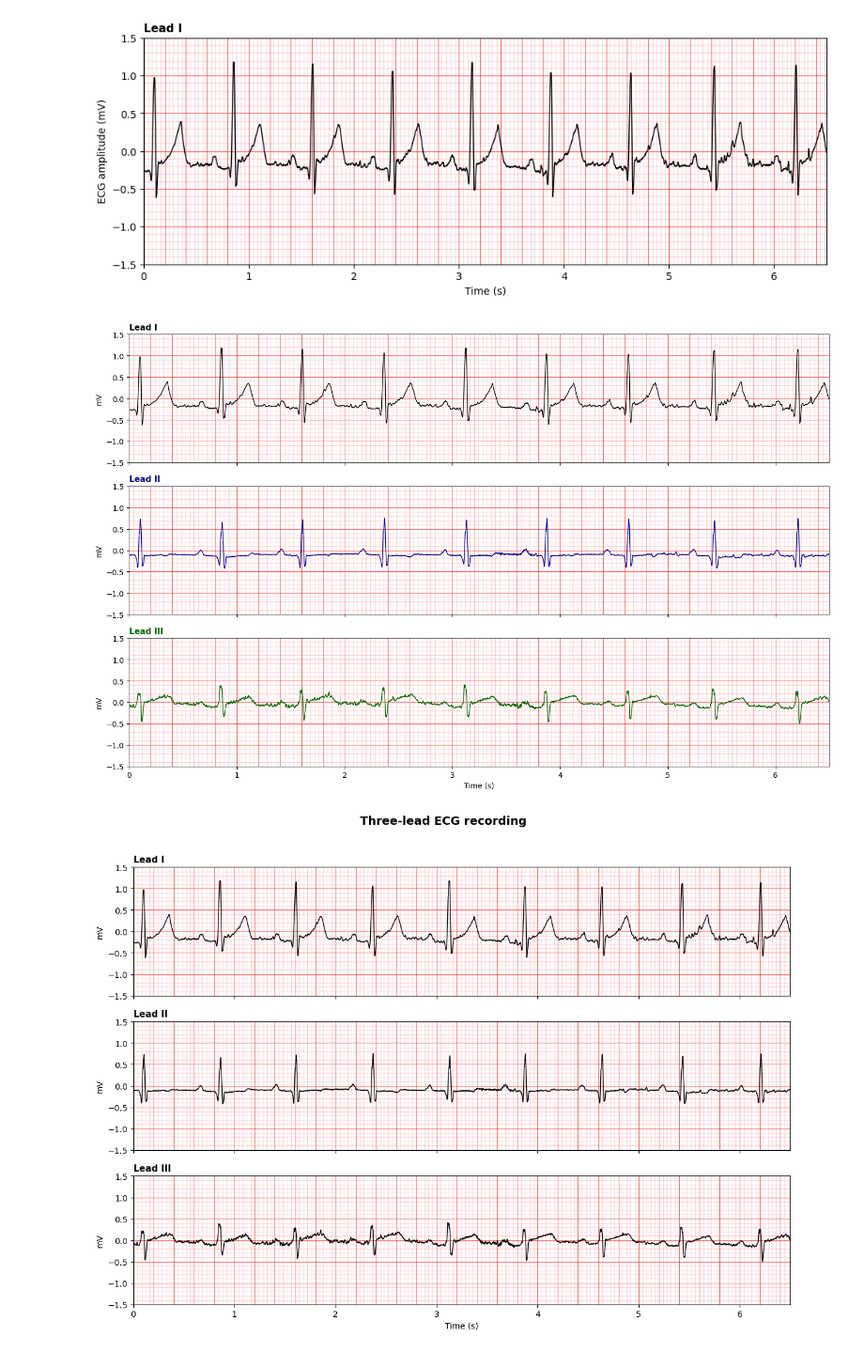
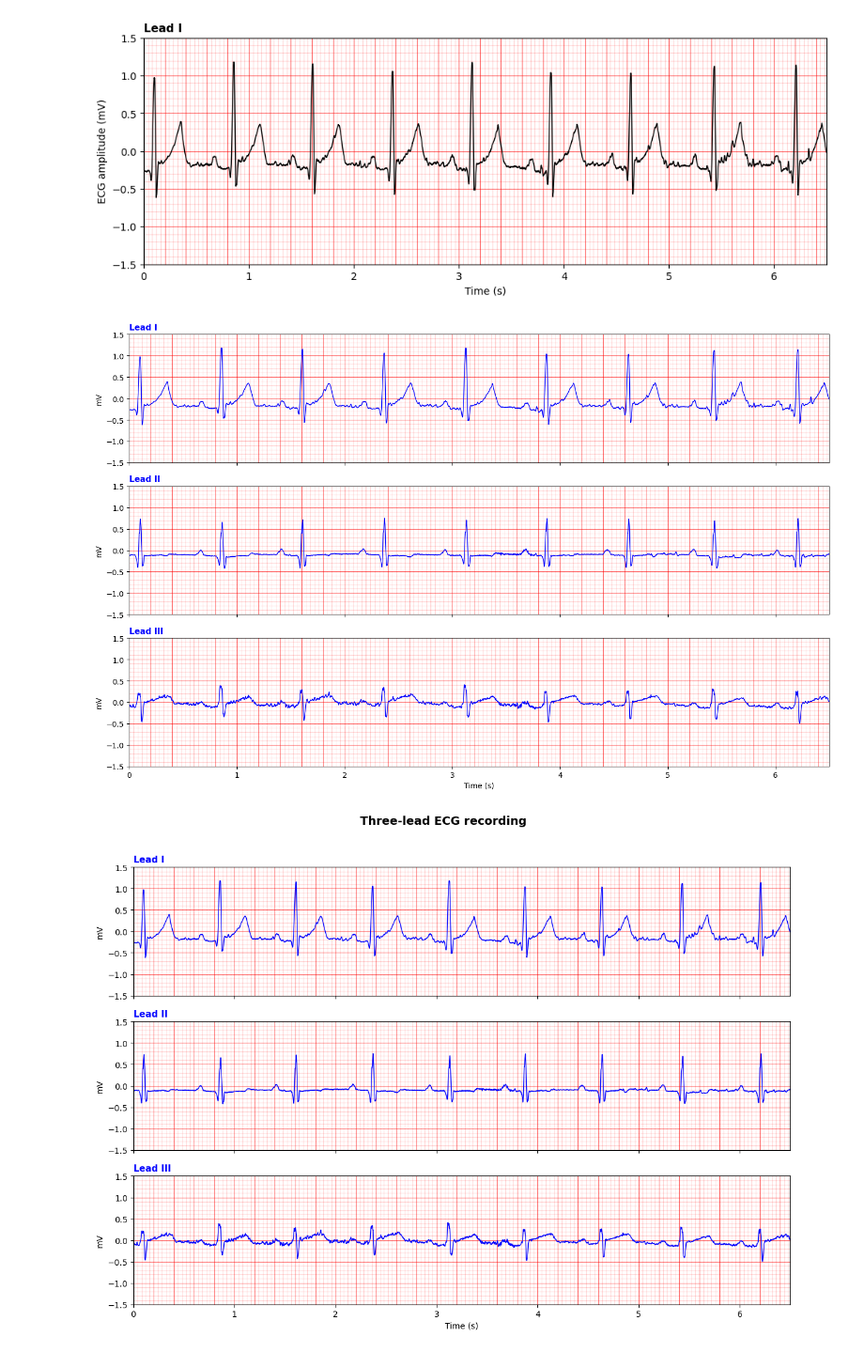
Before and after one commit to jenniferhoumard/Series01-python, a Jupyter notebook: Series01-python.ipynb, the cells around one changed output. Shown at 94% size. Saved outputs shown, nothing was run; the diff lists cells and outputs as text; code cells hidden in the pictures.

```diff
--- a/Series01-python.ipynb
+++ b/Series01-python.ipynb
@@ -269,14 +286,13 @@ Resources:
 - Matplotlib `plot`: https://matplotlib.org/stable/api/_as_gen/matplotlib.pyplot.plot.html
 # %%
 # Define a function that loads the ECG data.
-def load_ecg_data(file_path): # file_path is the location of the ECG text file.
+def load_ecg_data(data_path): # data_path is the location of the ECG text file.
 
     # np.loadtxt reads the numerical values from the file and places them in a NumPy array.
-    loaded_data = np.loadtxt(file_path)
+    loaded_data = np.loadtxt(data_path)
 
     # "return" makes loaded_data the final result of this function.
     return loaded_data
-
 
 # Define a second function that converts the raw ECG values into millivolts.
 def convert_ecg_to_mv(raw_ecg_values, converter_gain): # raw_ecg_values contains the original values from the ECG file. converter_gain contains the number of raw units corresponding to 1 mV.
@@ -708,7 +724,7 @@ plot_one_lead_in_subplots(
     time=time_seconds,       # Use time in seconds.
     ecg=ecg_data_mv[:, 0],   # Select every row from column 0.
     lead_name="Lead I",      # Name this signal Lead I.
-    color="black"            # Draw the signal in black.
+    color="blue"            # Draw the signal in black.
 )
 
 # Place Lead II in the second subplot.
@@ -717,7 +733,7 @@ plot_one_lead_in_subplots(
     time=time_seconds,       # Use the same time values.
     ecg=ecg_data_mv[:, 1],   # Select every row from column 1.
     lead_name="Lead II",     # Name this signal Lead II.
-    color="darkblue"         # Draw the signal in dark blue.
+    color="blue"         # Draw the signal in dark blue.
 )
 
 # Place Lead III in the third subplot.
@@ -726,7 +742,7 @@ plot_one_lead_in_subplots(
     time=time_seconds,       # Use the same time values.
     ecg=ecg_data_mv[:, 2],   # Select every row from column 2.
     lead_name="Lead III",    # Name this signal Lead III.
-    color="darkgreen"        # Draw the signal in dark green.
+    color="blue"        # Draw the signal in dark green.
 )
 
 # Adjust the spaces between the three subplots.
@@ -735,5 +751,5 @@ plt.tight_layout()
 # Display the complete test figure.
 plt.show()
 # %% [output]
-[figure, old version]
+[figure, new version]
 # %%
@@ -787,16 +805,16 @@ def plot_all_leads_in_subplots(
 # %%
 # Store the names that will be displayed for the three leads.
 final_lead_names = ["Lead I", "Lead II", "Lead III"]
 
 # Store the color used for each ECG signal.
-final_colors = ["black", "black", "black"] # Black signals resemble a printed ECG.
+final_colors = ["blue", "blue", "blue"] # Black signals resemble a printed ECG.
 
 # Run the final function to create the complete ECG figure.
 plot_all_leads_in_subplots(
     time=time_seconds,            # Use time in seconds along the horizontal axes.
     ecg=ecg_data_mv,              # Use the ECG values converted to millivolts.
     lead_names=final_lead_names,  # Use the three lead names defined above.
     colors=final_colors           # Draw all three ECG signals in black.
 )
 # %% [output]
-[figure, old version]
+[figure, new version]
```
Also changed, not shown: parts of 14 cells of this notebook.
